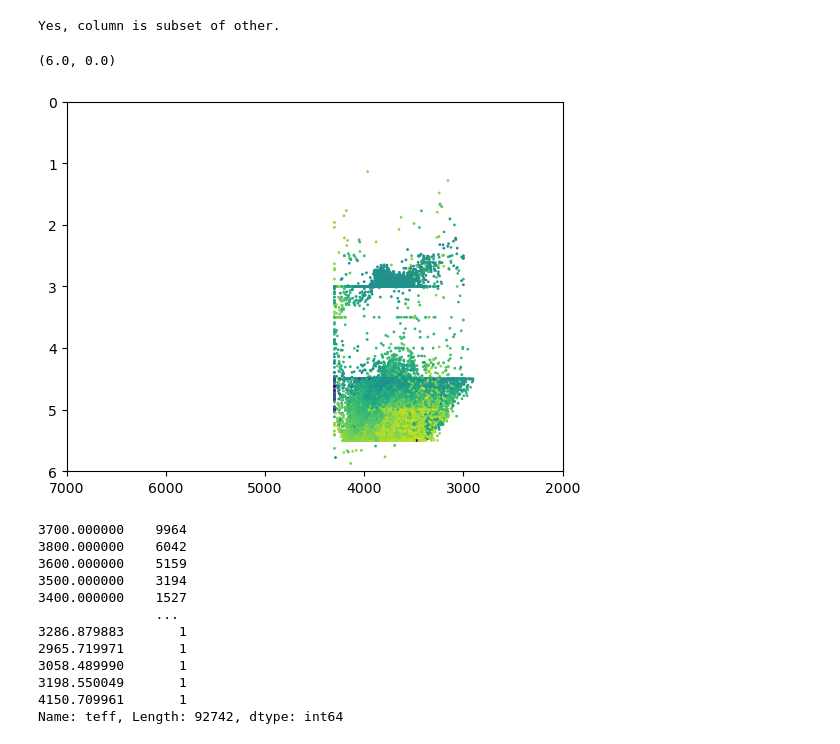
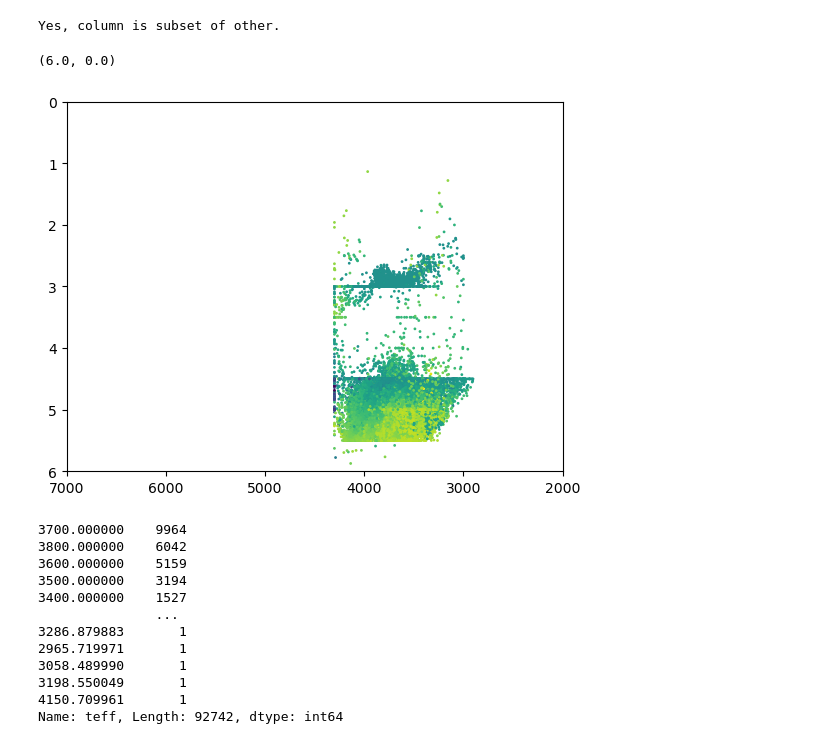
Before and after one commit to aydanmckay/clean-data, a Jupyter notebook: lamostdr8.ipynb, the cells around one changed output. Saved outputs shown, nothing was run; the diff lists cells and outputs as text; code cells hidden in the pictures.

```diff
--- a/lamostdr8.ipynb
+++ b/lamostdr8.ipynb
@@ -173,15 +192,15 @@ Yes, column is subset of other.
 # %%
 lrsm_n = lrsm[(lrsm['teff'] > 0) & (lrsm['teff_err'] <= 200) & (lrsm['logg_err'] <= 0.2) & \
               (lrsm['m_h_err'] <= 0.2) & (lrsm['teff_err'] > 0) & \
-              (lrsm['logg_err'] > 0) & (lrsm['m_h_err'] > 0)]
+              (lrsm['logg_err'] > 0) & (lrsm['m_h_err'] > 0) & (lrsm['zeta_err'] > 0)]
 plt.scatter(lrsm_n['teff'].values, lrsm_n['logg'].values, c=lrsm_n['m_h'].values, s=1, rasterized=True)
 # plt.gca().invert_xaxis()
 plt.xlim(7000,2000)
 plt.ylim(6,0)
 # plt.gca().invert_yaxis()
 # %% [output]
 (6.0, 0.0)
-[figure, old version]
+[figure, new version]
 # %%
 lrsm[lrsm['teff'] > 0]['teff'].value_counts()
 # %% [output]
```
Also changed, not shown: parts of 8 cells of this notebook.
